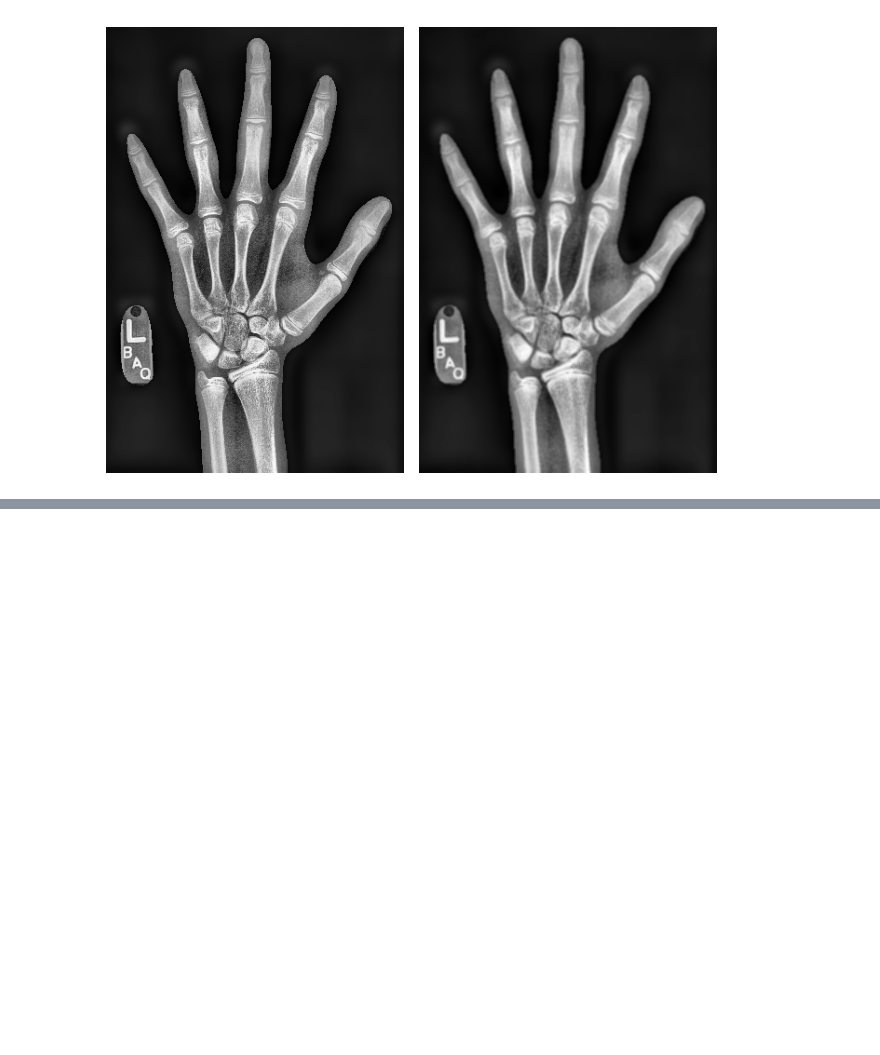
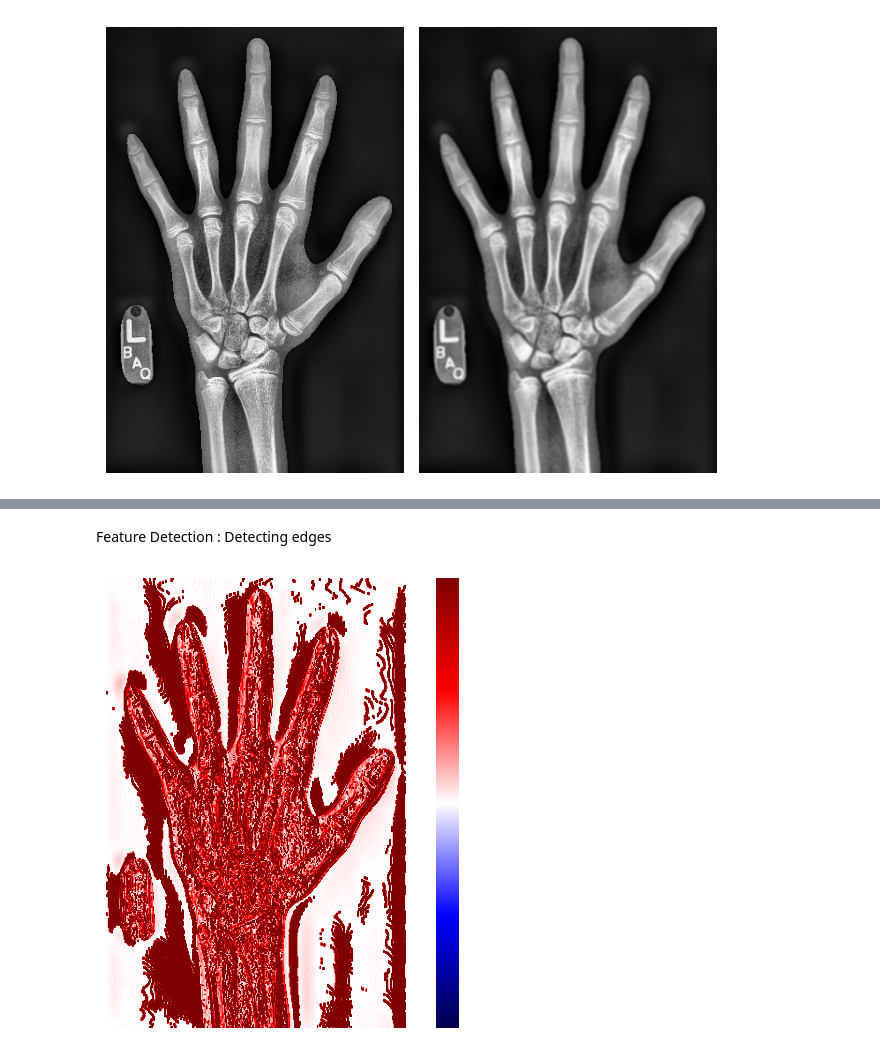
Before and after one commit to Prithviraj97/MachineLearning_Python, a Jupyter notebook: BioMedical Imaging/biomed_img.ipynb, the cells around one changed output, grey strips where cells are left out. Cells and saved outputs as stored; diff of their text form; code cells hidden in the pictures; blank space fills up the shorter version.

Commit message:
edge detection with color mapping

```diff
--- a/BioMedical Imaging/biomed_img.ipynb
+++ b/BioMedical Imaging/biomed_img.ipynb
@@ -280,0 +283,15 @@ format_and_render_plot()
+# %% [markdown]
+Feature Detection : Detecting edges
+# %%
+# Set weights to detect vertical edges
+weights = [[1, 0, -1], [1, 0, -1], [1, 0, -1]]
+
+# Convolve "im" with filter weights
+edges = ndi.convolve(im, weights)
+
+# Draw the image in color
+plt.imshow(edges,cmap='seismic', vmin=-150, vmax=150)
+plt.colorbar()
+format_and_render_plot()
+# %% [output]
+[figure, added]
```
Also changed, not shown: parts of 2 cells of this notebook.
